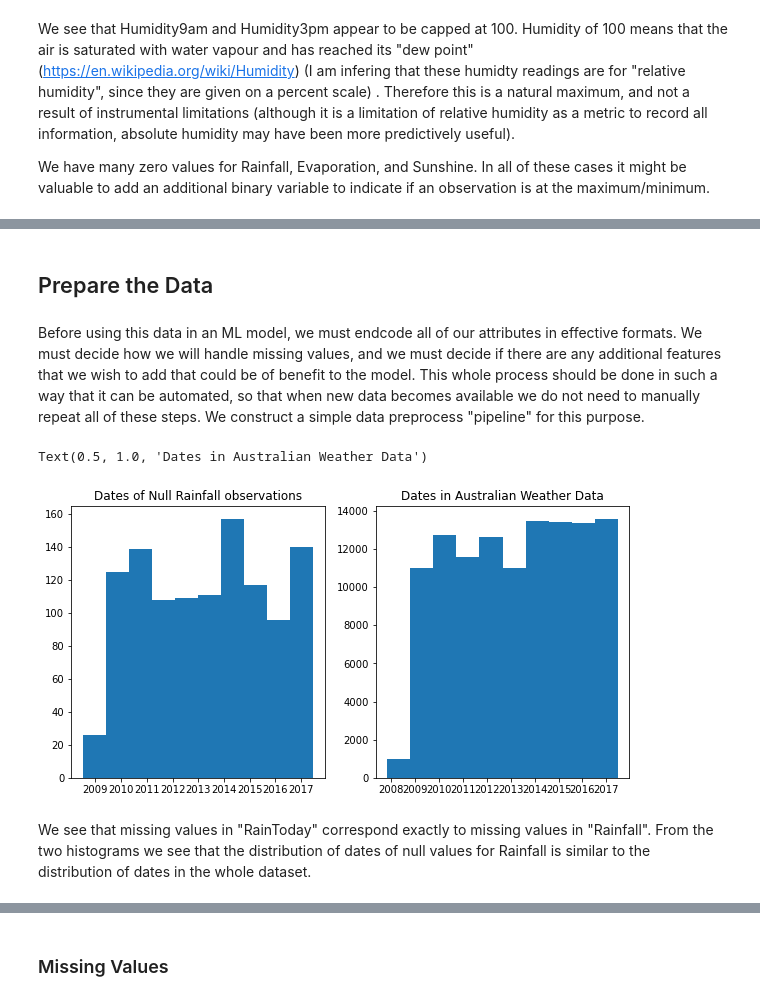
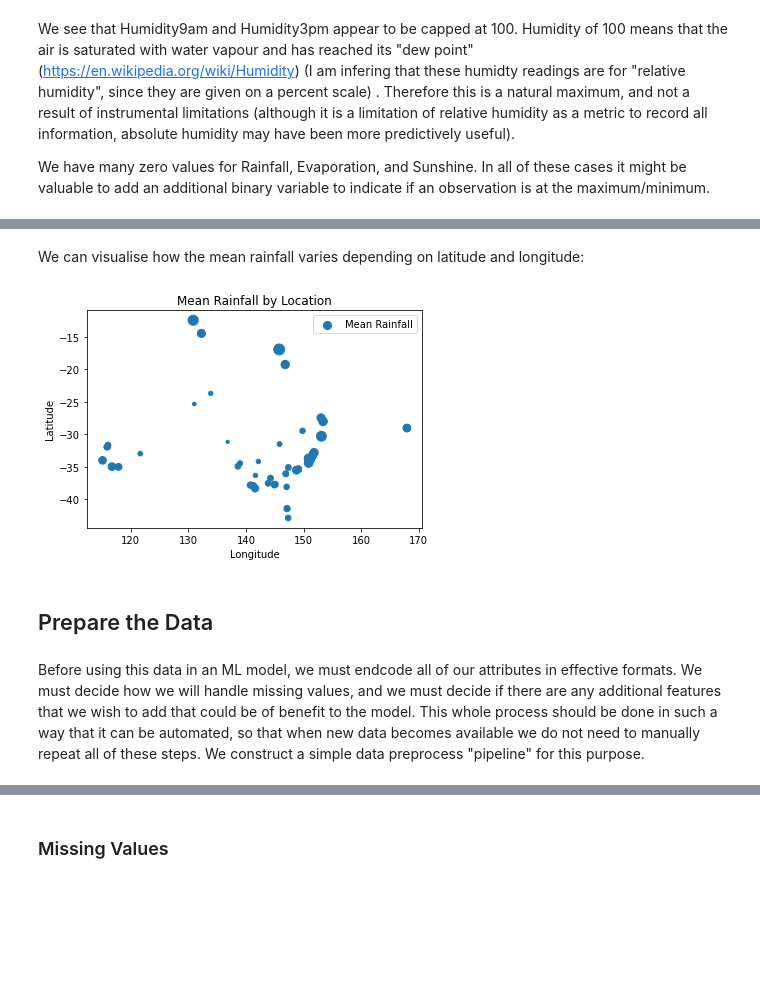
Before and after one commit to Luke-py/Australian-Rainfall, a Jupyter notebook: Australian Rainfall.ipynb, the cells around one changed output, grey strips where cells are left out. Saved outputs shown, nothing was run; the diff lists cells and outputs as text; code cells hidden in the pictures; blank space fills up the shorter version.

```diff
--- a/Australian Rainfall.ipynb
+++ b/Australian Rainfall.ipynb
@@ -369,21 +441,16 @@ Name: Location, dtype: int64
+# %% [markdown]
+We can visualise how the mean rainfall varies depending on latitude and longitude:
+# %%
+temp = weather.groupby(['lat', 'lng'], as_index = False).mean()
+plt.scatter(x = temp['lng'],y = temp['lat'], s = 20*temp['Rainfall'], label = 'Mean Rainfall')
+plt.legend()
+plt.title('Mean Rainfall by Location')
+plt.xlabel('Longitude')
+plt.ylabel('Latitude')
+pass
+# %% [output]
+[figure, added]
 # %% [markdown]
 ## Prepare the Data
-# %% [markdown]
-Before using this data in an ML model, we must endcode all of our attributes in effective formats. We must decide how we will handle missing values, and we must decide if there are any additional features that we wish to add that could be of benefit to the model. This whole process should be done in such a way that it can be automated, so that when new data becomes available we do not need to manually repeat all of these steps. We construct a simple data preprocess "pipeline" for this purpose.
-# %%
-from sklearn.preprocessing import OneHotEncoder
-onehot = OneHotEncoder()
-#onehot.fit_transform(weather[['RainToday', 'RainTomorrow']])
-#weather[['Rainfall', 'RainToday', 'RainTomorrow']].isnull().sum()
-(weather['Rainfall'].isnull()  & weather['RainToday'].isnull()).sum()
-fig, (ax1, ax2) = plt.subplots(1,2, figsize = (10,5))
-ax1.hist(weather[(weather['Rainfall'].isnull()  & weather['RainToday'].isnull())]['Date'], bins = 10)
-ax1.set_title('Dates of Null Rainfall observations')
-ax2.hist(weather['Date'], bins = 10)
-ax2.set_title('Dates in Australian Weather Data')
-# %% [output]
-Text(0.5, 1.0, 'Dates in Australian Weather Data')
-[figure, removed]
-# %% [markdown]
-We see that missing values in "RainToday" correspond exactly to missing values in "Rainfall".
-From the two histograms we see that the distribution of dates of null values for Rainfall is similar to the distribution of dates in the whole dataset.
+# %% [markdown]
+Before using this data in an ML model, we must endcode all of our attributes in effective formats. We must decide how we will handle missing values, and we must decide if there are any additional features that we wish to add that could be of benefit to the model. This whole process should be done in such a way that it can be automated, so that when new data becomes available we do not need to manually repeat all of these steps. We construct a simple data preprocess "pipeline" for this purpose.
```
Also changed, not shown: parts of 80 cells of this notebook.
